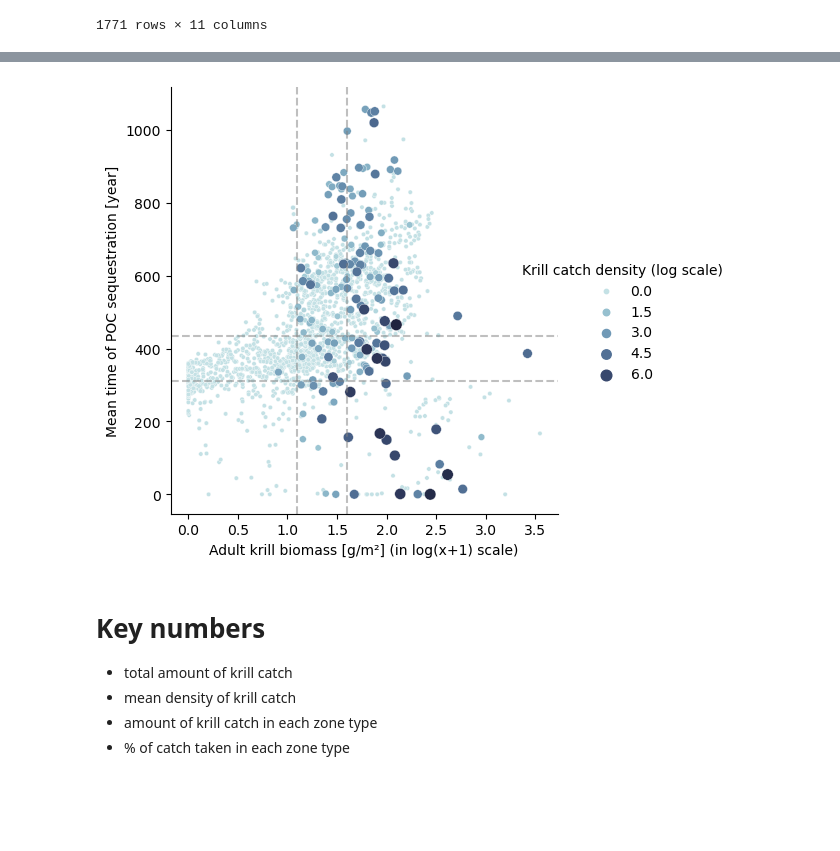
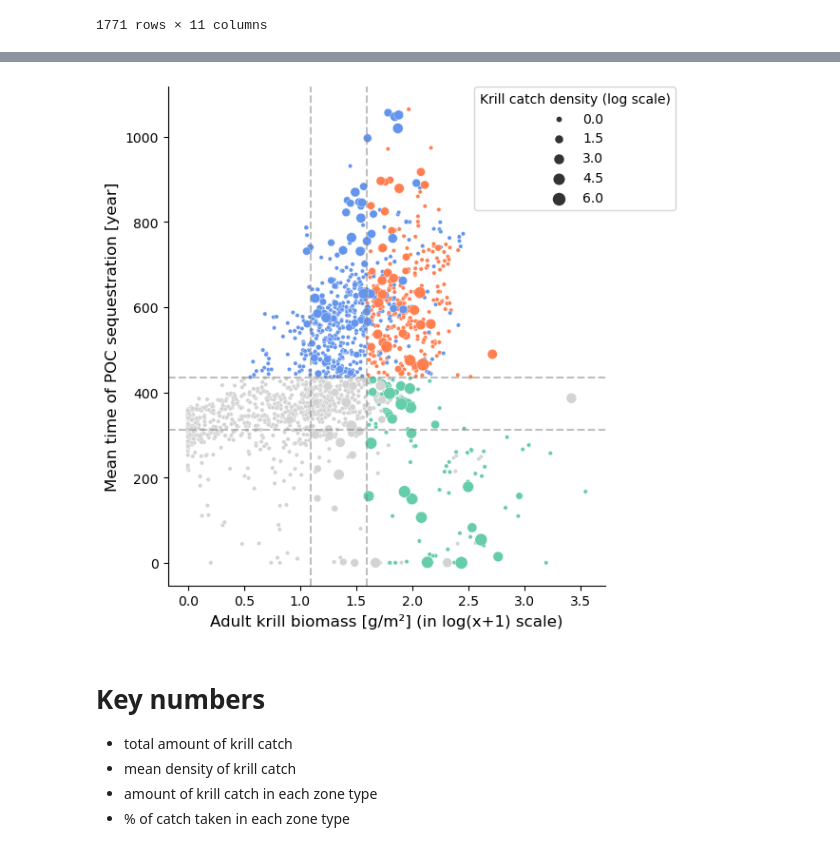
Before and after one commit to AnaelleDurfort/Key_Areas_krill_carbon_sequestration, a Jupyter notebook: 3_Fishing_overlap.ipynb, the cells around one changed output, grey strips where cells are left out. Saved outputs shown, nothing was run; the diff lists cells and outputs as text; code cells hidden in the pictures; blank space fills up the shorter version.

```diff
--- a/3_Fishing_overlap.ipynb
+++ b/3_Fishing_overlap.ipynb
@@ -227,31 +566,52 @@ zones_catch
 # %%
-g = sns.relplot(x="krill_adult_log", y="mean_seq_time",
+g=sns.relplot(x="krill_adult_log", y="mean_seq_time",
             data=zones_catch.sort_values(by=['krill_catch_density_log']),
-            hue='krill_catch_density_log',
+            hue='Zone_type',
             size = 'krill_catch_density_log',
-            #style="Protection_status",
-            palette = sns.cubehelix_palette(rot=-.2, as_cmap=True),
-           sizes = (10,70),
-           label='krill catch density (log scale)', legend=True)
-g._legend.set_title("Krill catch density (log scale)")
+            #style="krill_catch_density_log",
+            palette = ['lightgrey', 'cornflowerblue', 'mediumaquamarine', 'coral'], #sns.cubehelix_palette(rot=-.2, as_cmap=True),
+           sizes = (10,90),
+           label='krill catch density (log scale)', legend=True,
+              height=6, aspect=0.8)
+
+
+# Step 1: Get all legend entries (handles + labels)
+handles, labels = g._legend.legendHandles, [t.get_text() for t in g._legend.texts]
+
+# Step 2: Keep only the size legend entries
+# Find where size legend starts (after all Zone_type labels)
+size_start = labels.index("krill_catch_density_log")
+
+# Step 3: Keep only the size-related entries
+new_handles = handles[size_start + 1:]  # skip the variable name
+new_labels = labels[size_start + 1:]    # skip the variable name
+
+
+# Step 4: Remove existing legend, and add a new one with only size info
+g._legend.remove()
+g.ax.legend(new_handles, new_labels, title="Krill catch density (log scale)", bbox_to_anchor=(0.7, 1), borderaxespad=0.)
+
 
 plt.axvline(x=1.09418, alpha = 0.5, color='grey', linestyle='--')
 plt.axvline(x=1.59819, alpha = 0.5, color='grey', linestyle='--')
 
 plt.axhline(y=311.399158, alpha = 0.5, color='grey', linestyle='--')
 plt.axhline(y=435.064221, alpha = 0.5, color='grey', linestyle='--')
 
-plt.xlabel('Adult krill biomass [g/m²] (in log(x+1) scale)')
-plt.ylabel('Mean time of POC sequestration [year]')
+plt.xlabel('Adult krill biomass [g/m²] (in log(x+1) scale)', fontsize = 'large')
+plt.ylabel('Mean time of POC sequestration [year]', fontsize = 'large')
 
+plt.xticks(fontsize=10)
+plt.yticks(fontsize=10)
 
 # plt.text(3.8, 200, '--- :  1/3 quantiles')
 
-plt.savefig('./figures/biplot_fishing.png',bbox_inches='tight', dpi=300)
+plt.tight_layout()
+# plt.savefig('./figures/biplot_fishing_colors.png',bbox_inches='tight', dpi=300)
 
 plt.show()
 # %% [output]
-[figure, old version]
+[figure, new version]
 # %% [markdown]
 # Key numbers
 
```
Also changed, not shown: parts of 9 cells of this notebook, 9 other files.
